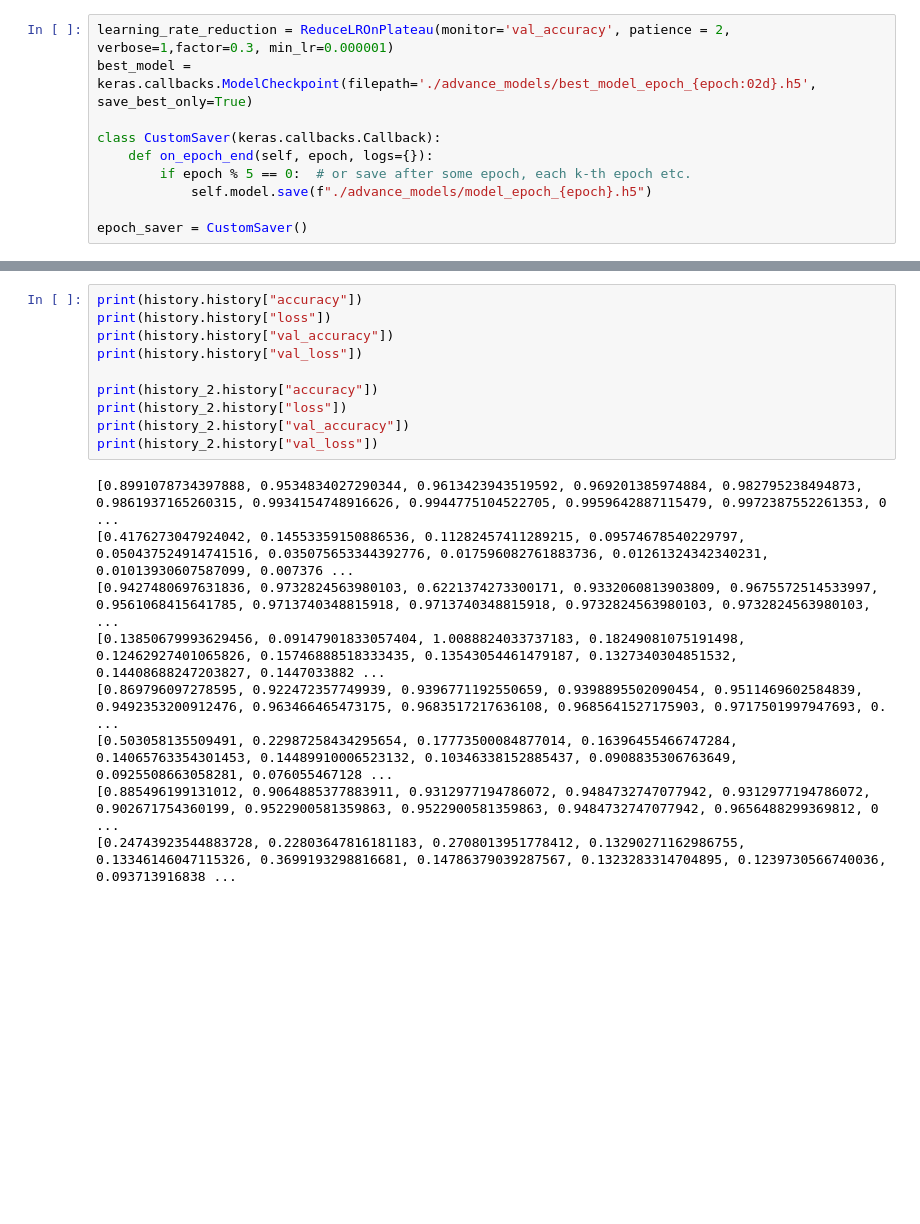
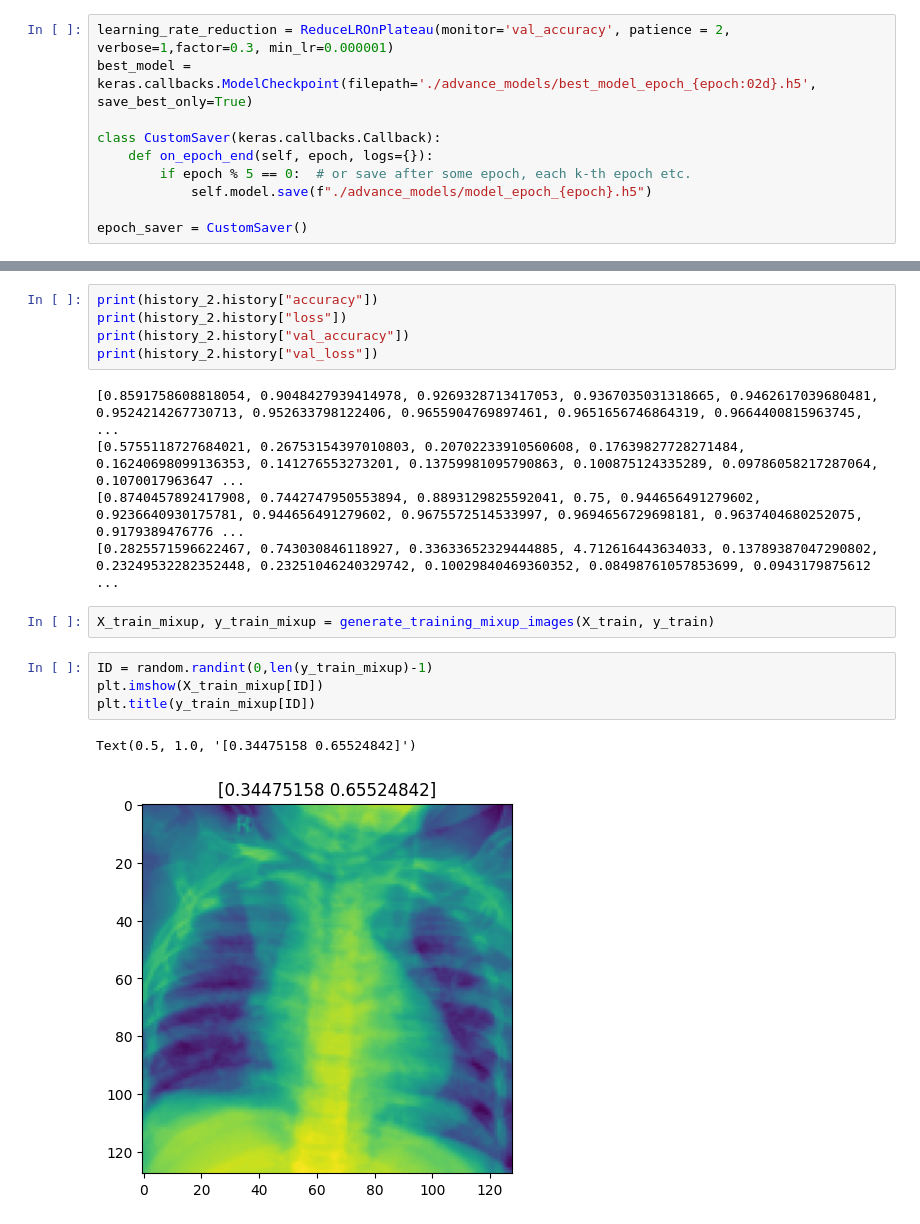
Before and after one commit to willpoulett/MUBA_MedMNIST, a Jupyter notebook: 2D_binary/train_and_evaluate.ipynb, the cells around one changed output, grey strips where cells are left out. Drawn from its saved outputs; the diff is of its cells as text; blank space fills up the shorter version.

```diff
--- a/2D_binary/train_and_evaluate.ipynb
+++ b/2D_binary/train_and_evaluate.ipynb
@@ -304,19 +320,19 @@ Test Set B
 # %%
-print(history.history["accuracy"])
-print(history.history["loss"])
-print(history.history["val_accuracy"])
-print(history.history["val_loss"])
-
 print(history_2.history["accuracy"])
 print(history_2.history["loss"])
 print(history_2.history["val_accuracy"])
 print(history_2.history["val_loss"])
 # %% [output]
-[0.8991078734397888, 0.9534834027290344, 0.9613423943519592, 0.969201385974884, 0.982795238494873, 0.9861937165260315, 0.9934154748916626, 0.9944775104522705, 0.9959642887115479, 0.9972387552261353, 0 ...
-[0.4176273047924042, 0.14553359150886536, 0.11282457411289215, 0.09574678540229797, 0.050437524914741516, 0.035075653344392776, 0.017596082761883736, 0.01261324342340231, 0.01013930607587099, 0.007376 ...
-[0.9427480697631836, 0.9732824563980103, 0.6221374273300171, 0.9332060813903809, 0.9675572514533997, 0.9561068415641785, 0.9713740348815918, 0.9713740348815918, 0.9732824563980103, 0.9732824563980103, ...
-[0.13850679993629456, 0.09147901833057404, 1.0088824033737183, 0.18249081075191498, 0.12462927401065826, 0.15746888518333435, 0.13543054461479187, 0.1327340304851532, 0.14408688247203827, 0.1447033882 ...
-[0.869796097278595, 0.922472357749939, 0.9396771192550659, 0.9398895502090454, 0.9511469602584839, 0.9492353200912476, 0.963466465473175, 0.9683517217636108, 0.9685641527175903, 0.9717501997947693, 0. ...
-[0.503058135509491, 0.22987258434295654, 0.17773500084877014, 0.16396455466747284, 0.14065763354301453, 0.14489910006523132, 0.10346338152885437, 0.0908835306763649, 0.0925508663058281, 0.076055467128 ...
-[0.885496199131012, 0.9064885377883911, 0.9312977194786072, 0.9484732747077942, 0.9312977194786072, 0.902671754360199, 0.9522900581359863, 0.9522900581359863, 0.9484732747077942, 0.9656488299369812, 0 ...
-[0.24743923544883728, 0.22803647816181183, 0.2708013951778412, 0.13290271162986755, 0.13346146047115326, 0.3699193298816681, 0.14786379039287567, 0.1323283314704895, 0.1239730566740036, 0.093713916838 ...
+[0.8591758608818054, 0.9048427939414978, 0.9269328713417053, 0.9367035031318665, 0.9462617039680481, 0.9524214267730713, 0.952633798122406, 0.9655904769897461, 0.9651656746864319, 0.9664400815963745,  ...
+[0.5755118727684021, 0.26753154397010803, 0.20702233910560608, 0.17639827728271484, 0.16240698099136353, 0.141276553273201, 0.13759981095790863, 0.100875124335289, 0.09786058217287064, 0.1070017963647 ...
+[0.8740457892417908, 0.7442747950553894, 0.8893129825592041, 0.75, 0.944656491279602, 0.9236640930175781, 0.944656491279602, 0.9675572514533997, 0.9694656729698181, 0.9637404680252075, 0.9179389476776 ...
+[0.2825571596622467, 0.743030846118927, 0.33633652329444885, 4.712616443634033, 0.13789387047290802, 0.23249532282352448, 0.23251046240329742, 0.10029840469360352, 0.08498761057853699, 0.0943179875612 ...
+# %%
+X_train_mixup, y_train_mixup = generate_training_mixup_images(X_train, y_train)
+# %%
+ID = random.randint(0,len(y_train_mixup)-1)
+plt.imshow(X_train_mixup[ID])
+plt.title(y_train_mixup[ID])
+# %% [output]
+Text(0.5, 1.0, '[0.34475158 0.65524842]')
+[figure, added]
```
Also changed, not shown: parts of 32 cells of this notebook, 42 other files.
